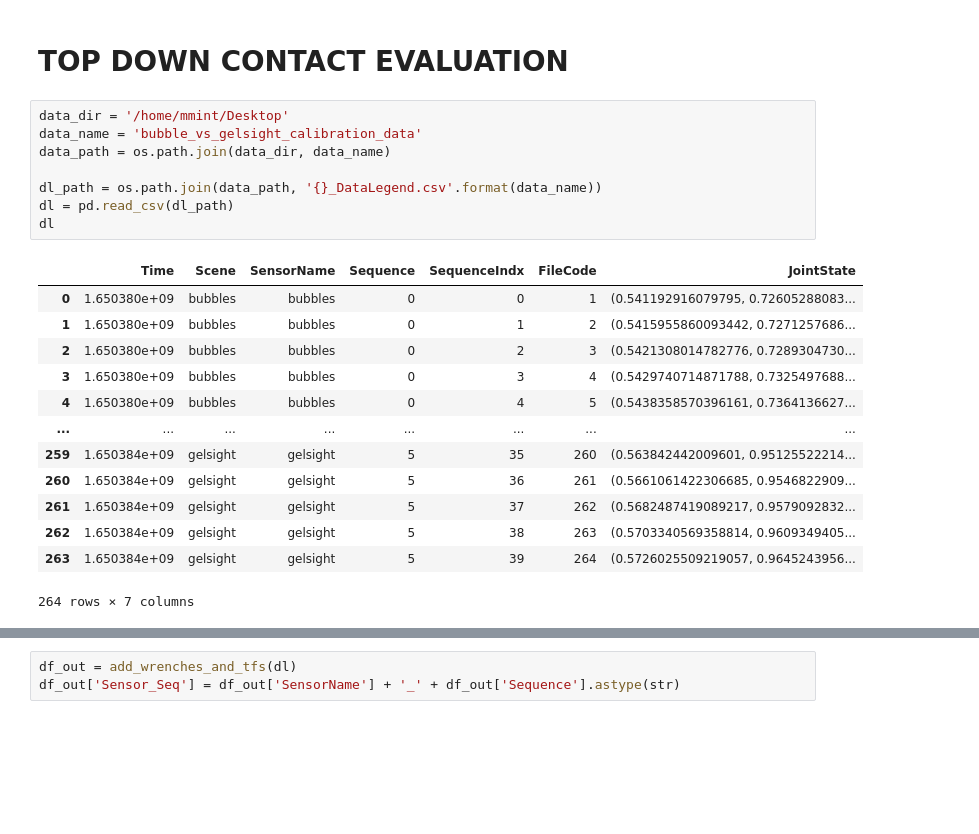
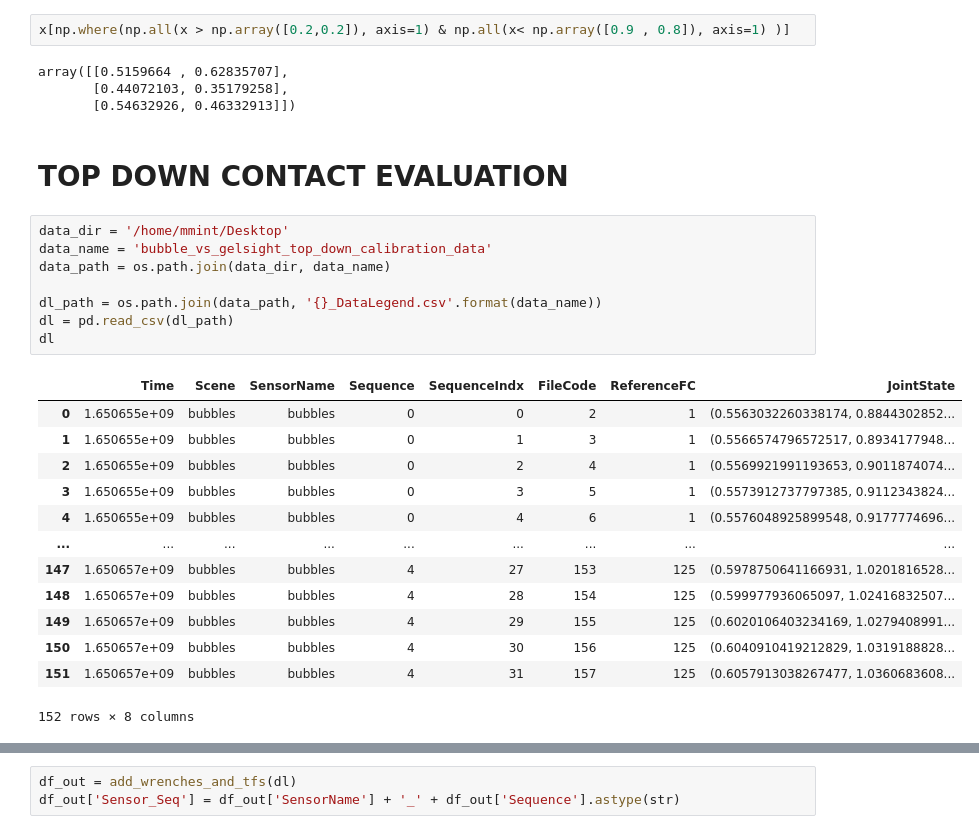
Before and after one commit to MMintLab/BubbleControl, a Jupyter notebook: notebooks/bubbles_vs_gelsight.ipynb, the cells around one changed output, grey strips where cells are left out. Drawn from its saved outputs; the diff is of its cells as text; blank space fills up the shorter version.

```diff
--- a/notebooks/bubbles_vs_gelsight.ipynb
+++ b/notebooks/bubbles_vs_gelsight.ipynb
@@ -62,24 +257,30 @@ FileNotFoundError: [Errno 2] No such file or directory: '/home/mmint/Desktop/bub
+# %%
+x[np.where(np.all(x > np.array([0.2,0.2]), axis=1) & np.all(x< np.array([0.9 , 0.8]), axis=1) )]
+# %% [output]
+array([[0.5159664 , 0.62835707],
+       [0.44072103, 0.35179258],
+       [0.54632926, 0.46332913]])
 # %% [markdown]
 # TOP DOWN CONTACT EVALUATION
 # %%
 data_dir = '/home/mmint/Desktop'
-data_name = 'bubble_vs_gelsight_calibration_data'
+data_name = 'bubble_vs_gelsight_top_down_calibration_data'
 data_path = os.path.join(data_dir, data_name)
 
 dl_path = os.path.join(data_path, '{}_DataLegend.csv'.format(data_name))
 dl = pd.read_csv(dl_path)
 dl
 # %% [output]
-|  | Time | Scene | SensorName | Sequence | SequenceIndx | FileCode | JointState |
-| 0 | 1.650380e+09 | bubbles | bubbles | 0 | 0 | 1 | (0.541192916079795, 0.72605288083... |
-| 1 | 1.650380e+09 | bubbles | bubbles | 0 | 1 | 2 | (0.5415955860093442, 0.7271257686... |
-| 2 | 1.650380e+09 | bubbles | bubbles | 0 | 2 | 3 | (0.5421308014782776, 0.7289304730... |
-| 3 | 1.650380e+09 | bubbles | bubbles | 0 | 3 | 4 | (0.5429740714871788, 0.7325497688... |
-| 4 | 1.650380e+09 | bubbles | bubbles | 0 | 4 | 5 | (0.5438358570396161, 0.7364136627... |
-| ... | ... | ... | ... | ... | ... | ... | ... |
-| 259 | 1.650384e+09 | gelsight | gelsight | 5 | 35 | 260 | (0.563842442009601, 0.95125522214... |
-| 260 | 1.650384e+09 | gelsight | gelsight | 5 | 36 | 261 | (0.5661061422306685, 0.9546822909... |
-| 261 | 1.650384e+09 | gelsight | gelsight | 5 | 37 | 262 | (0.5682487419089217, 0.9579092832... |
-| 262 | 1.650384e+09 | gelsight | gelsight | 5 | 38 | 263 | (0.5703340569358814, 0.9609349405... |
-| 263 | 1.650384e+09 | gelsight | gelsight | 5 | 39 | 264 | (0.5726025509219057, 0.9645243956... |
+|  | Time | Scene | SensorName | Sequence | SequenceIndx | FileCode | ReferenceFC | JointState |
+| 0 | 1.650655e+09 | bubbles | bubbles | 0 | 0 | 2 | 1 | (0.5563032260338174, 0.8844302852... |
+| 1 | 1.650655e+09 | bubbles | bubbles | 0 | 1 | 3 | 1 | (0.5566574796572517, 0.8934177948... |
+| 2 | 1.650655e+09 | bubbles | bubbles | 0 | 2 | 4 | 1 | (0.5569921991193653, 0.9011874074... |
+| 3 | 1.650655e+09 | bubbles | bubbles | 0 | 3 | 5 | 1 | (0.5573912737797385, 0.9112343824... |
+| 4 | 1.650655e+09 | bubbles | bubbles | 0 | 4 | 6 | 1 | (0.5576048925899548, 0.9177774696... |
+| ... | ... | ... | ... | ... | ... | ... | ... | ... |
+| 147 | 1.650657e+09 | bubbles | bubbles | 4 | 27 | 153 | 125 | (0.5978750641166931, 1.0201816528... |
+| 148 | 1.650657e+09 | bubbles | bubbles | 4 | 28 | 154 | 125 | (0.599977936065097, 1.02416832507... |
+| 149 | 1.650657e+09 | bubbles | bubbles | 4 | 29 | 155 | 125 | (0.6020106403234169, 1.0279408991... |
+| 150 | 1.650657e+09 | bubbles | bubbles | 4 | 30 | 156 | 125 | (0.6040910419212829, 1.0319188828... |
+| 151 | 1.650657e+09 | bubbles | bubbles | 4 | 31 | 157 | 125 | (0.6057913038267477, 1.0360683608... |
-264 rows × 7 columns
+152 rows × 8 columns
```
Also changed, not shown: parts of 18 cells of this notebook, 1 other file.
